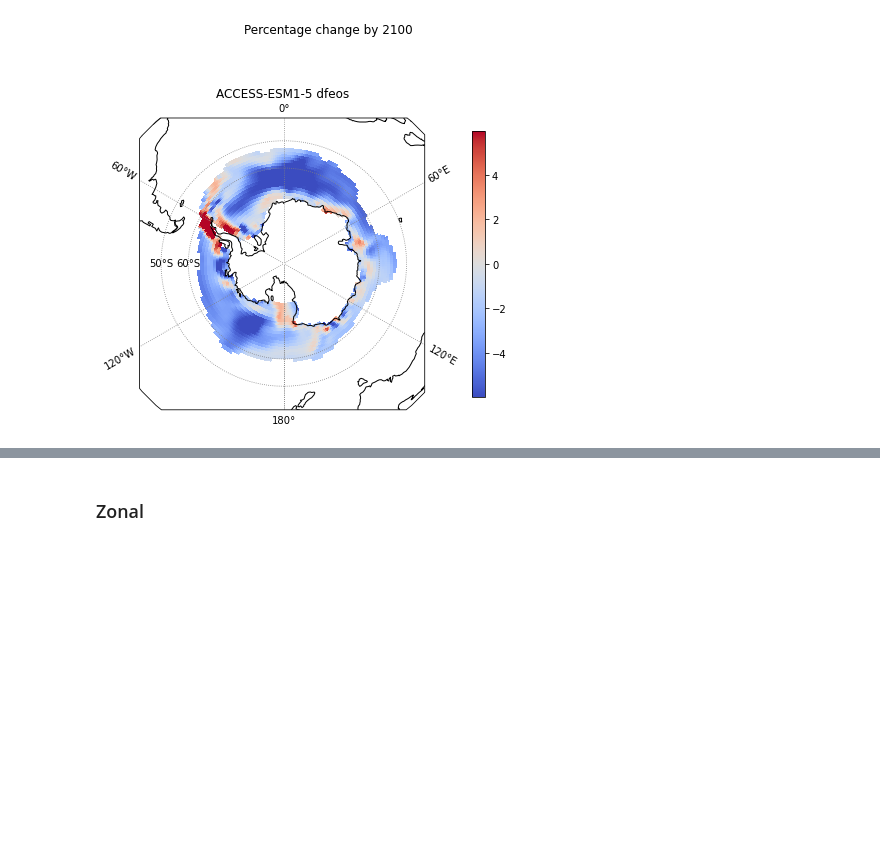
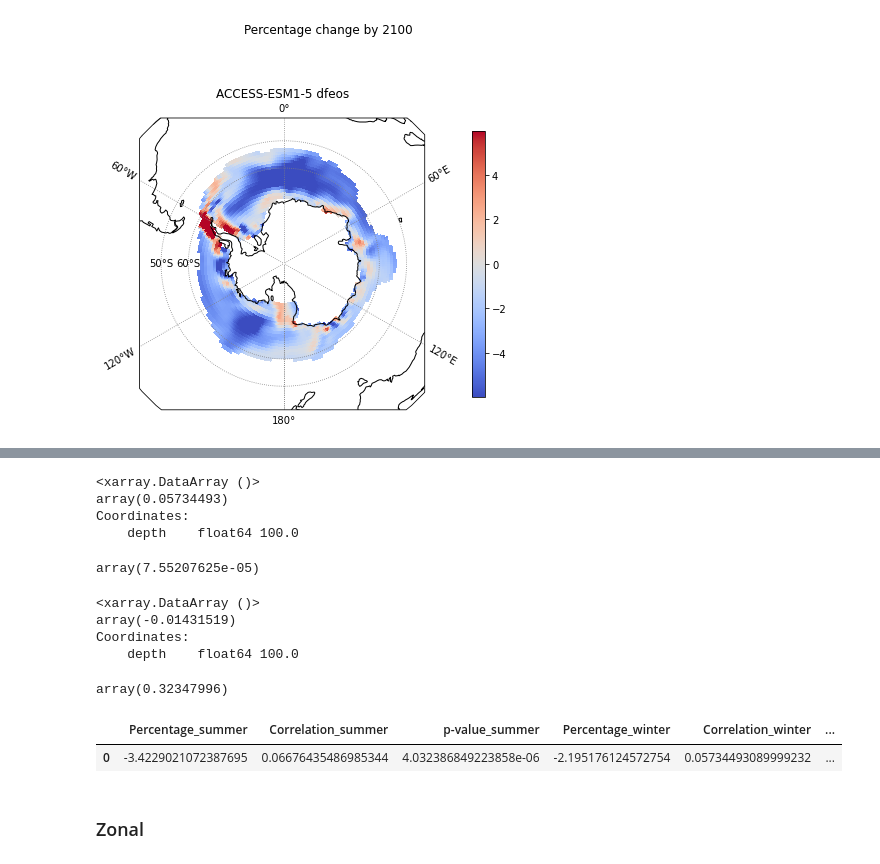
Before and after one commit to jasmineby65/CMEE-Coursework, a Jupyter notebook: Project/code/ACCESS-ESM1-5/dfeos_ACCESS-ESM1-5.ipynb, the cells around one changed output, grey strips where cells are left out. Cells and saved outputs as stored; diff of their text form; code cells hidden in the pictures; blank space fills up the shorter version.

```diff
--- a/Project/code/ACCESS-ESM1-5/dfeos_ACCESS-ESM1-5.ipynb
+++ b/Project/code/ACCESS-ESM1-5/dfeos_ACCESS-ESM1-5.ipynb
@@ -1159,0 +1336,3 @@ plt.show()
+# %%
+cor_summer_per_p = xs.pearson_r_p_value(current_summer_per, exp_summer_per, dim = ["lat", "lon"], skipna=True)
+cor_summer_per_p.values
@@ -1159,0 +1366,4 @@ plt.show()
+# %%
+current_winter_per = xarray.open_dataarray("Data/{}_{}_{}_percentage_winter.nc".format(variable, model, experiment), decode_coords="all")
+current_winter_per.plot()
+exp_winter_per = xarray.open_dataarray("Data/epc100_{}_{}_percentage_winter.nc".format(model, experiment), decode_coords="all")
@@ -1159,0 +1372,13 @@ plt.show()
+# %%
+cor_winter_per = xarray.corr(current_winter_per, exp_winter_per, dim = ["lat", "lon"])
+cor_winter_per
+# %% [output]
+<xarray.DataArray ()>
+array(0.05734493)
+Coordinates:
+    depth    float64 100.0
+# %%
+cor_winter_per_p = xs.pearson_r_p_value(current_winter_per, exp_winter_per, dim = ["lat", "lon"], skipna=True)
+cor_winter_per_p.values
+# %% [output]
+array(7.55207625e-05)
@@ -1159,0 +1388,13 @@ plt.show()
+# %%
+cor_winter_abs = xarray.corr(current_winter_abs, exp_winter_abs, dim = ["lat", "lon"])
+cor_winter_abs
+# %% [output]
+<xarray.DataArray ()>
+array(-0.01431519)
+Coordinates:
+    depth    float64 100.0
+# %%
+cor_winter_abs_p = xs.pearson_r_p_value(current_winter_abs, exp_winter_abs, dim = ["lat", "lon"], skipna=True)
+cor_winter_abs_p.values
+# %% [output]
+array(0.32347996)
@@ -1159,0 +1408,14 @@ plt.show()
+# %%
+data = {'Percentage_summer': [median_summer],
+        'Correlation_summer': [cor_summer_per.values],
+        'p-value_summer': [cor_summer_per_p.values],
+        'Percentage_winter': [median_winter],
+        'Correlation_winter': [cor_winter_per.values],
+        'p-value_winter': [cor_winter_per_p.values],
+        'Variable': variable,
+        'Model': model}
+df = pd.DataFrame(data)
+df
+# %% [output]
+|  | Percentage_summer | Correlation_summer | p-value_summer | Percentage_winter | Correlation_winter | ... |
+| 0 | -3.4229021072387695 | 0.06676435486985344 | 4.032386849223858e-06 | -2.195176124572754 | 0.05734493089999232 | ... |
```
Also changed, not shown: parts of 47 cells of this notebook, 45 other files.
